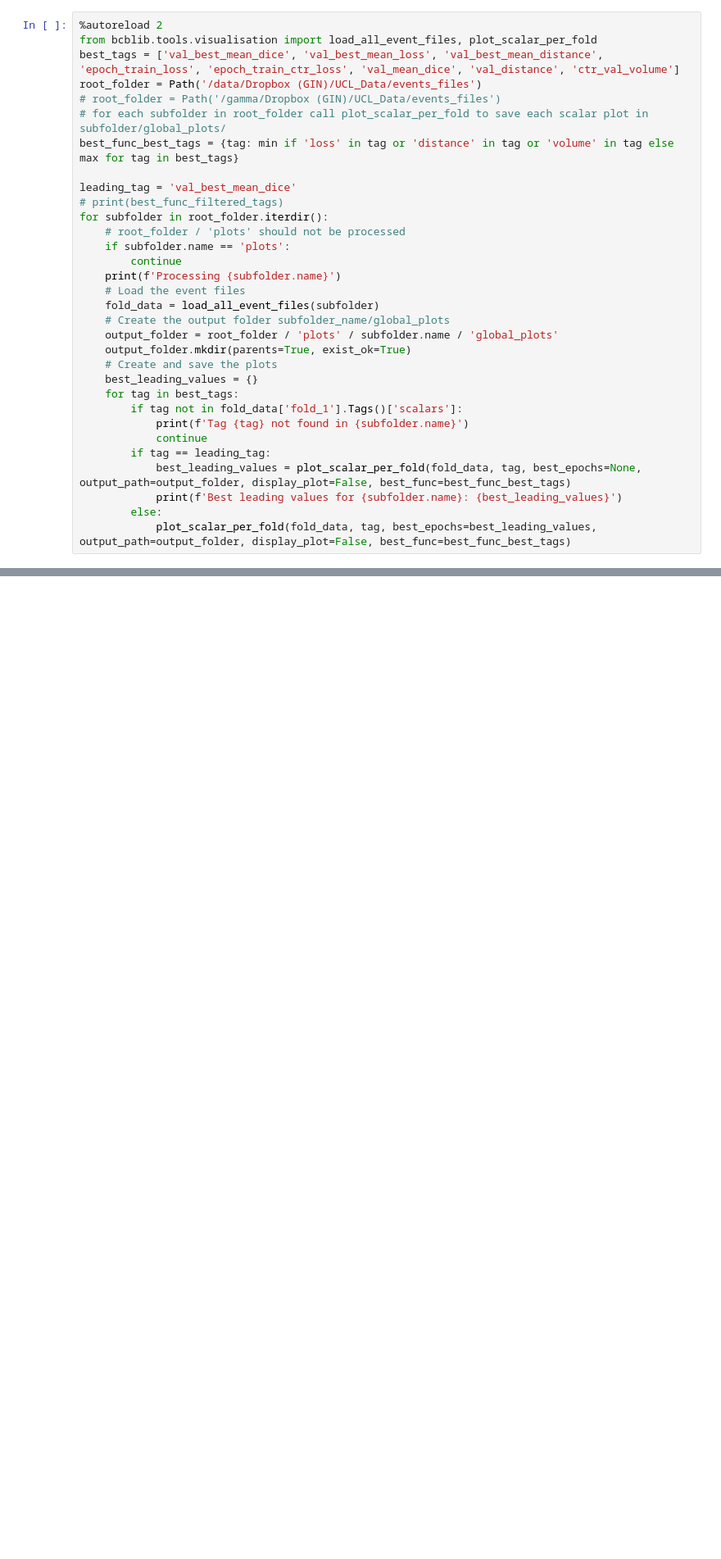
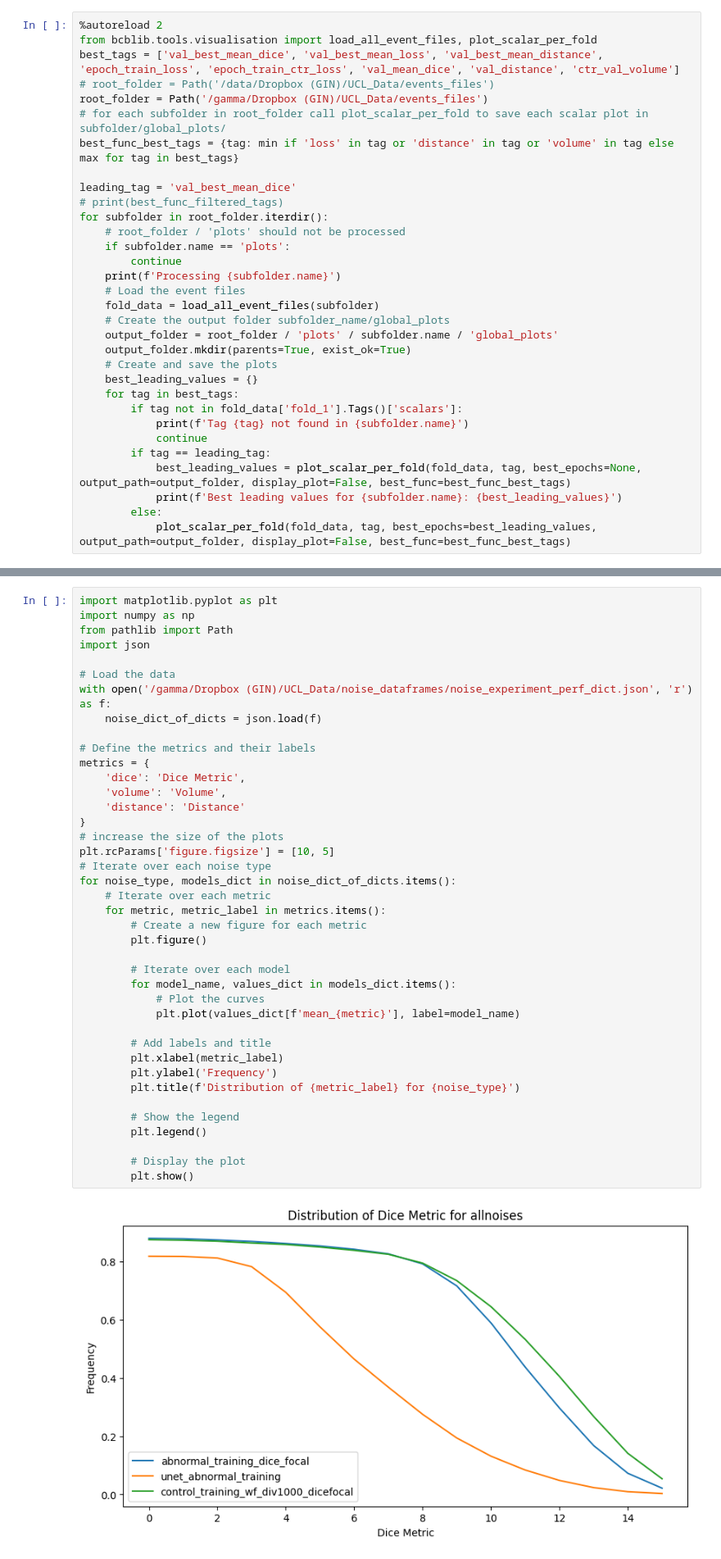
Before and after one commit to chrisfoulon/BCBlib, a Jupyter notebook: bcblib/notebooks/extraction_tensorboard_info.ipynb, the cells around one changed output, grey strips where cells are left out. Shown at 82% size. Cells and saved outputs as stored; diff of their text form; blank space fills up the shorter version.

```diff
--- a/bcblib/notebooks/extraction_tensorboard_info.ipynb
+++ b/bcblib/notebooks/extraction_tensorboard_info.ipynb
@@ -157,8 +169,8 @@ for subfolder in root_folder.iterdir():
 %autoreload 2
 from bcblib.tools.visualisation import load_all_event_files, plot_scalar_per_fold
 best_tags = ['val_best_mean_dice', 'val_best_mean_loss', 'val_best_mean_distance', 'epoch_train_loss', 'epoch_train_ctr_loss', 'val_mean_dice', 'val_distance', 'ctr_val_volume']
-root_folder = Path('/data/Dropbox (GIN)/UCL_Data/events_files')
-# root_folder = Path('/gamma/Dropbox (GIN)/UCL_Data/events_files')
+# root_folder = Path('/data/Dropbox (GIN)/UCL_Data/events_files')
+root_folder = Path('/gamma/Dropbox (GIN)/UCL_Data/events_files')
 # for each subfolder in root_folder call plot_scalar_per_fold to save each scalar plot in subfolder/global_plots/
 best_func_best_tags = {tag: min if 'loss' in tag or 'distance' in tag or 'volume' in tag else max for tag in best_tags}
 
@@ -373,0 +668,42 @@ plt.show()
+# %%
+import matplotlib.pyplot as plt
+import numpy as np
+from pathlib import Path
+import json
+
+# Load the data
+with open('/gamma/Dropbox (GIN)/UCL_Data/noise_dataframes/noise_experiment_perf_dict.json', 'r') as f:
+    noise_dict_of_dicts = json.load(f)
+
+# Define the metrics and their labels
+metrics = {
+    'dice': 'Dice Metric',
+    'volume': 'Volume',
+    'distance': 'Distance'
+}
+# increase the size of the plots
+plt.rcParams['figure.figsize'] = [10, 5]
+# Iterate over each noise type
+for noise_type, models_dict in noise_dict_of_dicts.items():
+    # Iterate over each metric
+    for metric, metric_label in metrics.items():
+        # Create a new figure for each metric
+        plt.figure()
+
+        # Iterate over each model
+        for model_name, values_dict in models_dict.items():
+            # Plot the curves
+            plt.plot(values_dict[f'mean_{metric}'], label=model_name)
+
+        # Add labels and title
+        plt.xlabel(metric_label)
+        plt.ylabel('Frequency')
+        plt.title(f'Distribution of {metric_label} for {noise_type}')
+
+        # Show the legend
+        plt.legend()
+
+        # Display the plot
+        plt.show()
+# %% [output]
+[figure, added]
```
Also changed, not shown: parts of 18 cells of this notebook.
